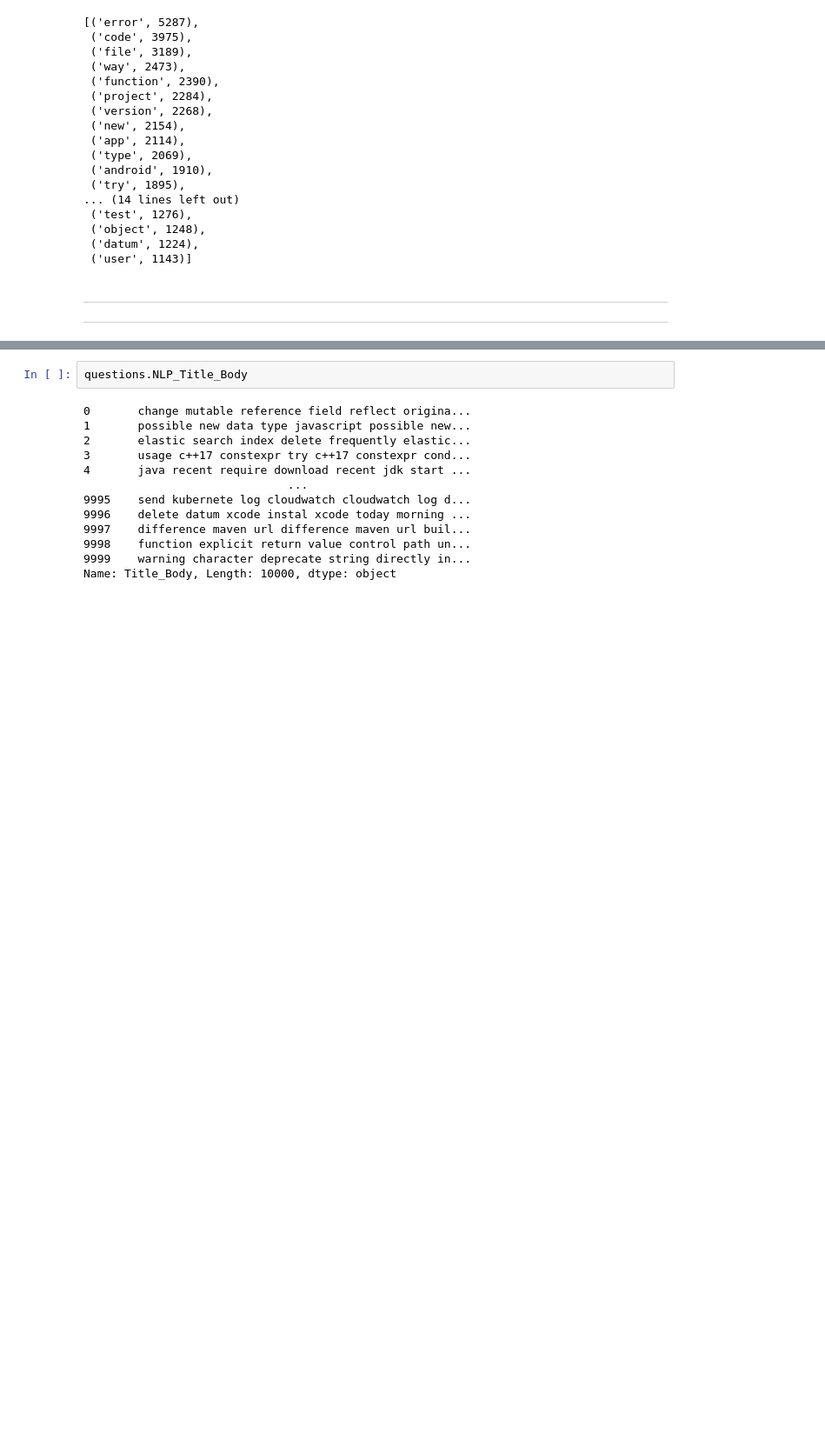
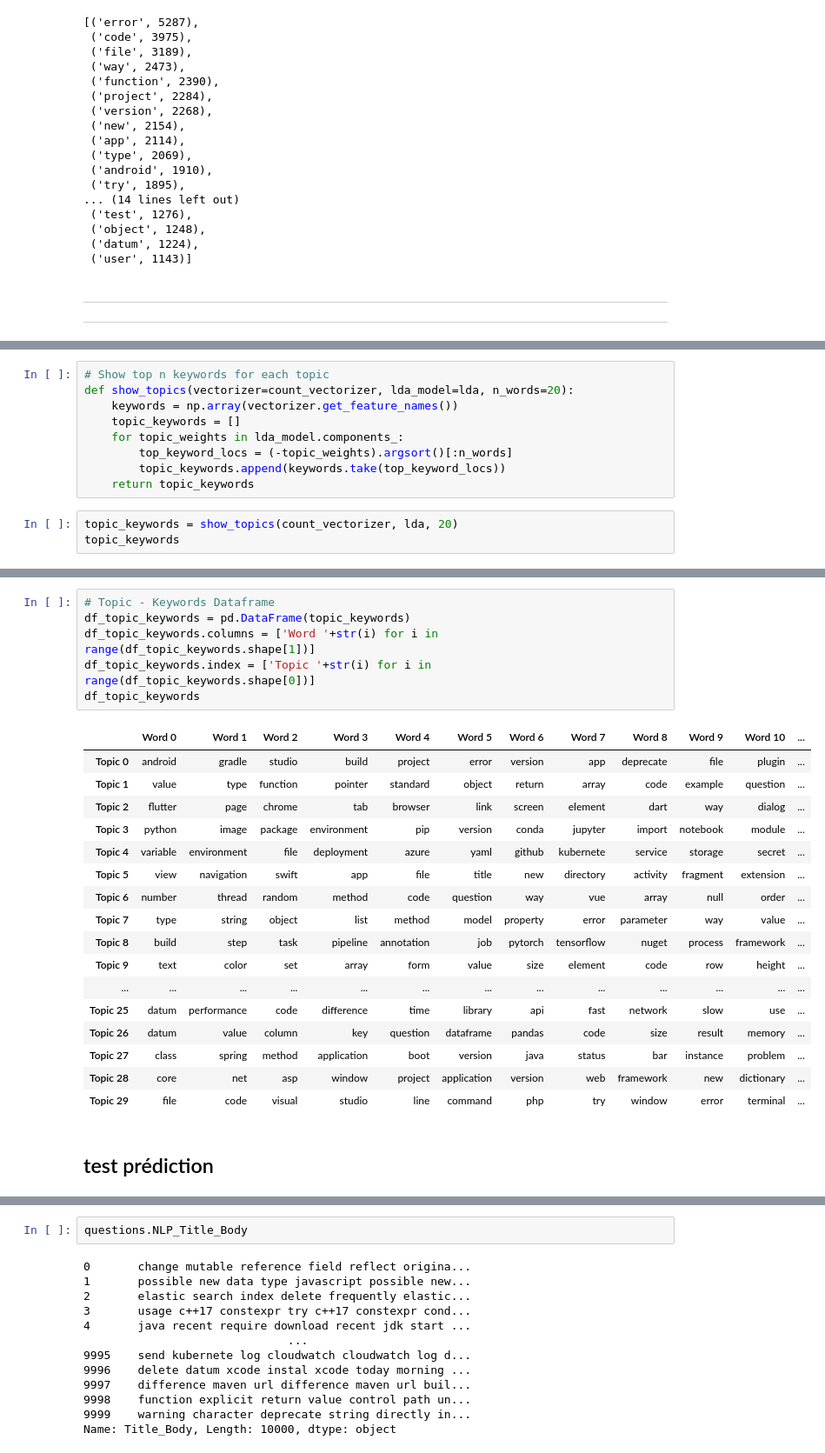
Before and after one commit to Adrian1903/Categorisez-automatiquement-des-questions, a Jupyter notebook: dev/02_nettoyage.ipynb, the cells around one changed output, grey strips where cells are left out. Shown at 87% size. Saved outputs shown, nothing was run; the diff lists cells and outputs as text; blank space fills up the shorter version.

```diff
--- a/dev/02_nettoyage.ipynb
+++ b/dev/02_nettoyage.ipynb
@@ -384,0 +546,12 @@ Counter(tokens).most_common(30)
+# %%
+# Show top n keywords for each topic
+def show_topics(vectorizer=count_vectorizer, lda_model=lda, n_words=20):
+    keywords = np.array(vectorizer.get_feature_names())
+    topic_keywords = []
+    for topic_weights in lda_model.components_:
+        top_keyword_locs = (-topic_weights).argsort()[:n_words]
+        topic_keywords.append(keywords.take(top_keyword_locs))
+    return topic_keywords
+# %%
+topic_keywords = show_topics(count_vectorizer, lda, 20)
+topic_keywords
@@ -384,0 +576,26 @@ Counter(tokens).most_common(30)
+# %%
+# Topic - Keywords Dataframe
+df_topic_keywords = pd.DataFrame(topic_keywords)
+df_topic_keywords.columns = ['Word '+str(i) for i in range(df_topic_keywords.shape[1])]
+df_topic_keywords.index = ['Topic '+str(i) for i in range(df_topic_keywords.shape[0])]
+df_topic_keywords
+# %% [output]
+|  | Word 0 | Word 1 | Word 2 | Word 3 | Word 4 | Word 5 | Word 6 | Word 7 | Word 8 | Word 9 | Word 10 | ... |
+| Topic 0 | android | gradle | studio | build | project | error | version | app | deprecate | file | plugin | ... |
+| Topic 1 | value | type | function | pointer | standard | object | return | array | code | example | question | ... |
+| Topic 2 | flutter | page | chrome | tab | browser | link | screen | element | dart | way | dialog | ... |
+| Topic 3 | python | image | package | environment | pip | version | conda | jupyter | import | notebook | module | ... |
+| Topic 4 | variable | environment | file | deployment | azure | yaml | github | kubernete | service | storage | secret | ... |
+| Topic 5 | view | navigation | swift | app | file | title | new | directory | activity | fragment | extension | ... |
+| Topic 6 | number | thread | random | method | code | question | way | vue | array | null | order | ... |
+| Topic 7 | type | string | object | list | method | model | property | error | parameter | way | value | ... |
+| Topic 8 | build | step | task | pipeline | annotation | job | pytorch | tensorflow | nuget | process | framework | ... |
+| Topic 9 | text | color | set | array | form | value | size | element | code | row | height | ... |
+| ... | ... | ... | ... | ... | ... | ... | ... | ... | ... | ... | ... | ... |
+| Topic 25 | datum | performance | code | difference | time | library | api | fast | network | slow | use | ... |
+| Topic 26 | datum | value | column | key | question | dataframe | pandas | code | size | result | memory | ... |
+| Topic 27 | class | spring | method | application | boot | version | java | status | bar | instance | problem | ... |
+| Topic 28 | core | net | asp | window | project | application | version | web | framework | new | dictionary | ... |
+| Topic 29 | file | code | visual | studio | line | command | php | try | window | error | terminal | ... |
+# %% [markdown]
+## test prédiction
```
Also changed, not shown: parts of 34 cells of this notebook.
